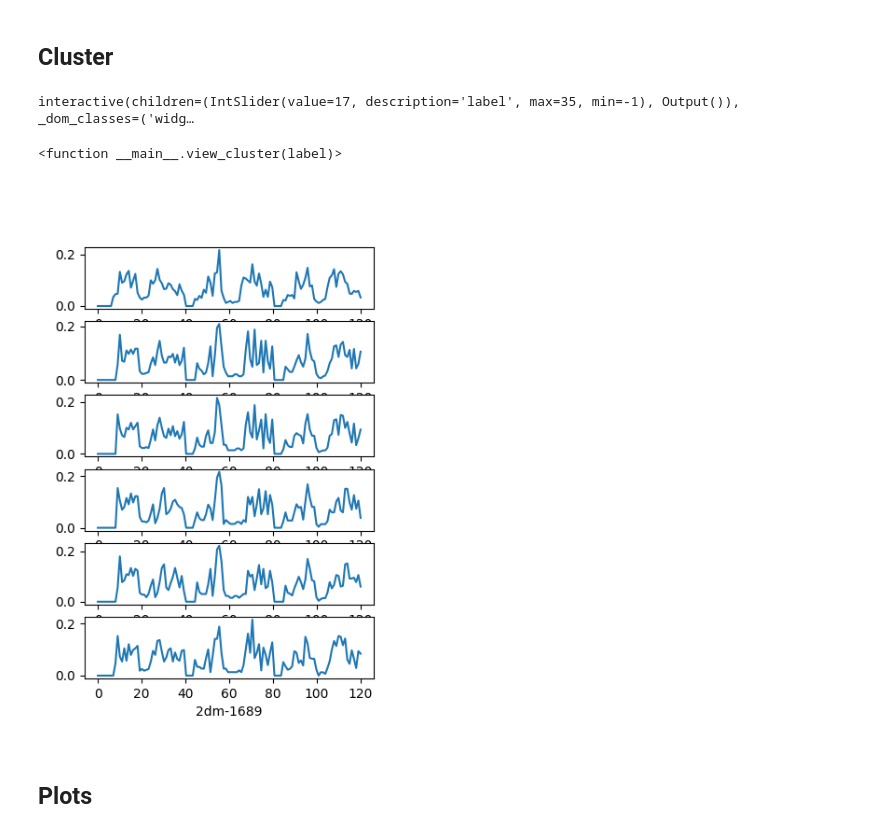
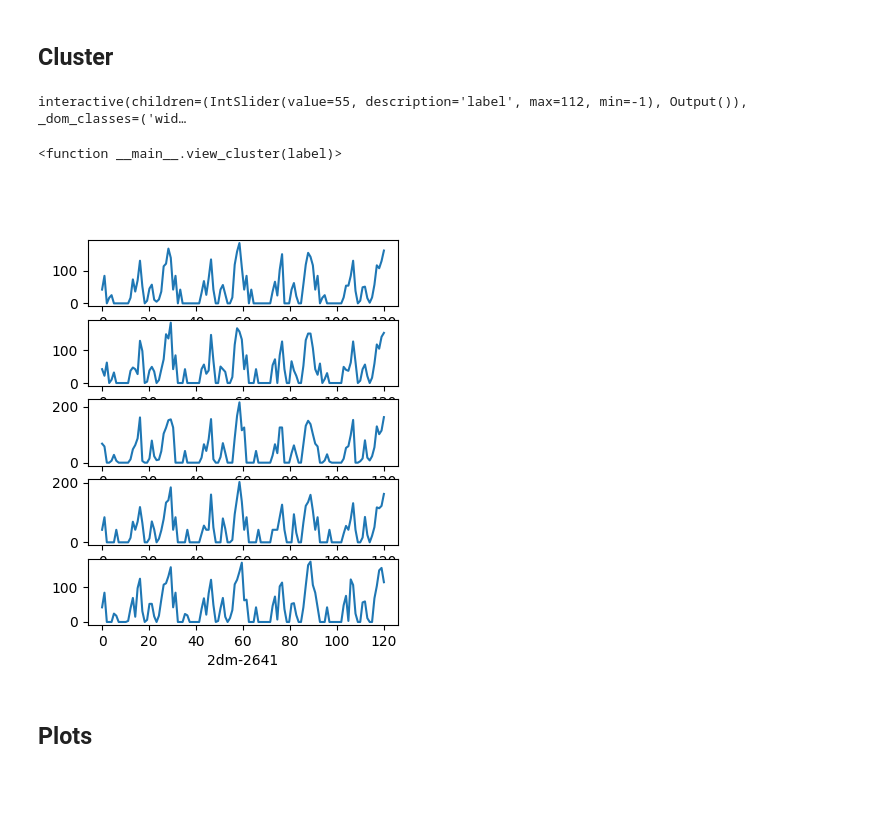
Before and after one commit to ThomasWarford/band-fingerprint, a Jupyter notebook: analysis/click_on_material.ipynb, the cells around one changed output. Saved outputs shown, nothing was run; the diff lists cells and outputs as text; code cells hidden in the pictures; blank space fills up the shorter version.

```diff
--- a/analysis/click_on_material.ipynb
+++ b/analysis/click_on_material.ipynb
@@ -13,10 +13,11 @@ sys.path.append('..')
 from src.band_plotters import DATA_DIRECTORY
 from src.cluster_plotters import plot_cluster_ellipses, plot_groups
 # %%
-FINGERPRINT_NAME = "all_k_branches_histogram_-8_to_8_normed"
+FINGERPRINT_NAME = "all_k_branches_histogram_all_energies"
 FINGERPRINT_LENGTH = 120
 PERPLEXITY = 30
 INPUT_NAME = f"{FINGERPRINT_NAME}_perplexity_{PERPLEXITY}_length_{FINGERPRINT_LENGTH}.csv"
+BORING_COLUMNS = ["segments", "flat_segments", "flatness_score", "binary_flatness", "horz_flat_seg", "exfoliation_eg", "band_gap", "A", "B", "C", "D", "E", "F"]
 # %% [markdown]
 ## Load Data
 # %%
@@ -35,6 +36,7 @@ df.head()
 ## Cluster
 # %%
 fingerprint_cols = [str(i) for i in range(FINGERPRINT_LENGTH)]
+BORING_COLUMNS += fingerprint_cols
 # %%
 clusterer = hdbscan.HDBSCAN(algorithm='best', alpha=1.0, approx_min_span_tree=True,\
                         gen_min_span_tree=False, leaf_size=40, metric='minkowski', cluster_selection_method='leaf', min_cluster_size=4, min_samples=4, p=0.2)
@@ -43,22 +45,22 @@ clusterer.fit(df[fingerprint_cols])
 df["labels"] = clusterer.labels_
 # %%
 def view_cluster(label):
-    display(df[df.labels==label].head(100))
+    display(df[df.labels==label].drop(BORING_COLUMNS, axis=1).head(100))
 
     num_plots = len(df[df.labels==label])
 
     fig, ax = plt.subplots(num_plots, 1, figsize=(4, 1*num_plots))
 
     for i, index in enumerate(df[df.labels==label].index):
         ax[i].plot(np.linspace(0, FINGERPRINT_LENGTH, FINGERPRINT_LENGTH), df.loc[index][fingerprint_cols])
         ax[i].set_xlabel(index)
 
 
 interact(view_cluster, label=(-1, len(np.unique(df.labels))-2, 1))
 # %% [output]
-interactive(children=(IntSlider(value=17, description='label', max=35, min=-1), Output()), _dom_classes=('widg…
+interactive(children=(IntSlider(value=55, description='label', max=112, min=-1), Output()), _dom_classes=('wid…
 <function __main__.view_cluster(label)>
-[figure, old version]
+[figure, new version]
 # %% [markdown]
 ## Plots
 # %%
```
Also changed, not shown: parts of 1 cell of this notebook.
